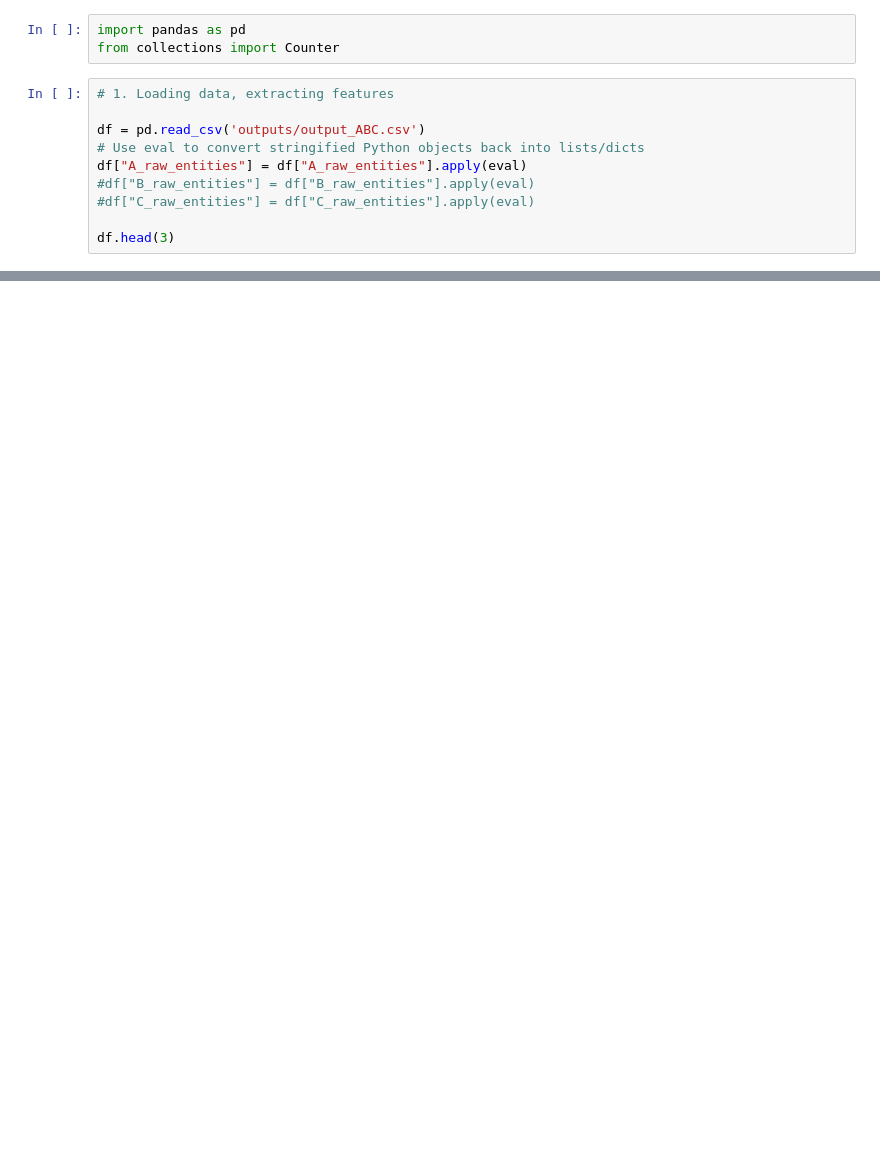
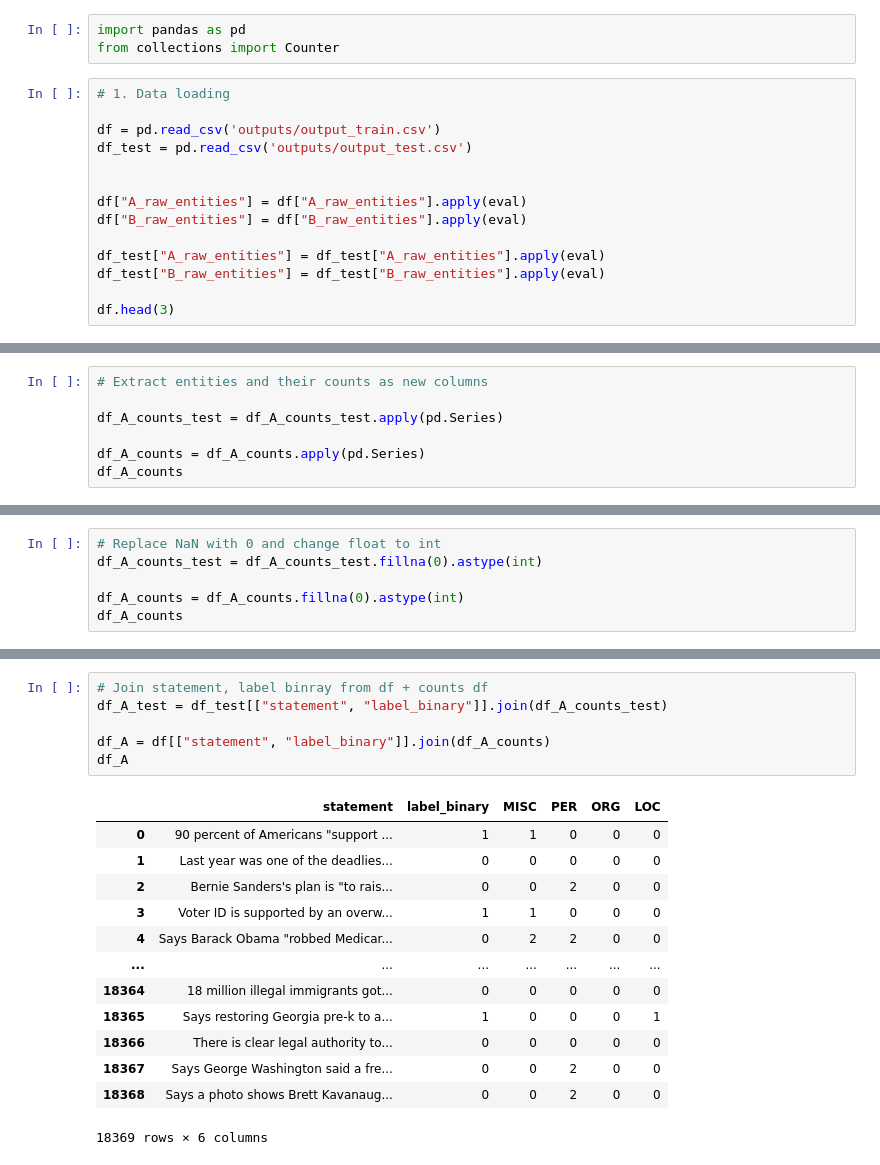
Before and after one commit to matusstanko/NLPD_18, a Jupyter notebook: part1/A_porovnanie.ipynb, the cells around one changed output, grey strips where cells are left out. Drawn from its saved outputs; the diff is of its cells as text; blank space fills up the shorter version.

```diff
--- a/part1/A_porovnanie.ipynb
+++ b/part1/A_porovnanie.ipynb
@@ -58,13 +58,17 @@
 import pandas as pd
 from collections import Counter
 # %%
-# 1. Loading data, extracting features
+# 1. Data loading
 
-df = pd.read_csv('outputs/output_ABC.csv')
-# Use eval to convert stringified Python objects back into lists/dicts
+df = pd.read_csv('outputs/output_train.csv')
+df_test = pd.read_csv('outputs/output_test.csv')
+
+
 df["A_raw_entities"] = df["A_raw_entities"].apply(eval)
-#df["B_raw_entities"] = df["B_raw_entities"].apply(eval)
-#df["C_raw_entities"] = df["C_raw_entities"].apply(eval)
+df["B_raw_entities"] = df["B_raw_entities"].apply(eval)
+
+df_test["A_raw_entities"] = df_test["A_raw_entities"].apply(eval)
+df_test["B_raw_entities"] = df_test["B_raw_entities"].apply(eval)
 
 df.head(3)
 # %% [output]
@@ -71,0 +144,7 @@ FileNotFoundError: [Errno 2] No such file or directory: 'outputs/output_ABC.csv'
+# %%
+# Extract entities and their counts as new columns
+
+df_A_counts_test = df_A_counts_test.apply(pd.Series)
+
+df_A_counts = df_A_counts.apply(pd.Series)
+df_A_counts
@@ -71,0 +165,6 @@ FileNotFoundError: [Errno 2] No such file or directory: 'outputs/output_ABC.csv'
+# %%
+# Replace NaN with 0 and change float to int
+df_A_counts_test = df_A_counts_test.fillna(0).astype(int)
+
+df_A_counts = df_A_counts.fillna(0).astype(int)
+df_A_counts
@@ -71,0 +185,20 @@ FileNotFoundError: [Errno 2] No such file or directory: 'outputs/output_ABC.csv'
+# %%
+# Join statement, label binray from df + counts df
+df_A_test = df_test[["statement", "label_binary"]].join(df_A_counts_test)
+
+df_A = df[["statement", "label_binary"]].join(df_A_counts)
+df_A
+# %% [output]
+|  | statement | label_binary | MISC | PER | ORG | LOC |
+| 0 | 90 percent of Americans "support ... | 1 | 1 | 0 | 0 | 0 |
+| 1 | Last year was one of the deadlies... | 0 | 0 | 0 | 0 | 0 |
+| 2 | Bernie Sanders's plan is "to rais... | 0 | 0 | 2 | 0 | 0 |
+| 3 | Voter ID is supported by an overw... | 1 | 1 | 0 | 0 | 0 |
+| 4 | Says Barack Obama "robbed Medicar... | 0 | 2 | 2 | 0 | 0 |
+| ... | ... | ... | ... | ... | ... | ... |
+| 18364 | 18 million illegal immigrants got... | 0 | 0 | 0 | 0 | 0 |
+| 18365 | Says restoring Georgia pre-k to a... | 1 | 0 | 0 | 0 | 1 |
+| 18366 | There is clear legal authority to... | 0 | 0 | 0 | 0 | 0 |
+| 18367 | Says George Washington said a fre... | 0 | 0 | 2 | 0 | 0 |
+| 18368 | Says a photo shows Brett Kavanaug... | 0 | 0 | 2 | 0 | 0 |
+18369 rows × 6 columns
```
Also changed, not shown: parts of 11 cells of this notebook.
